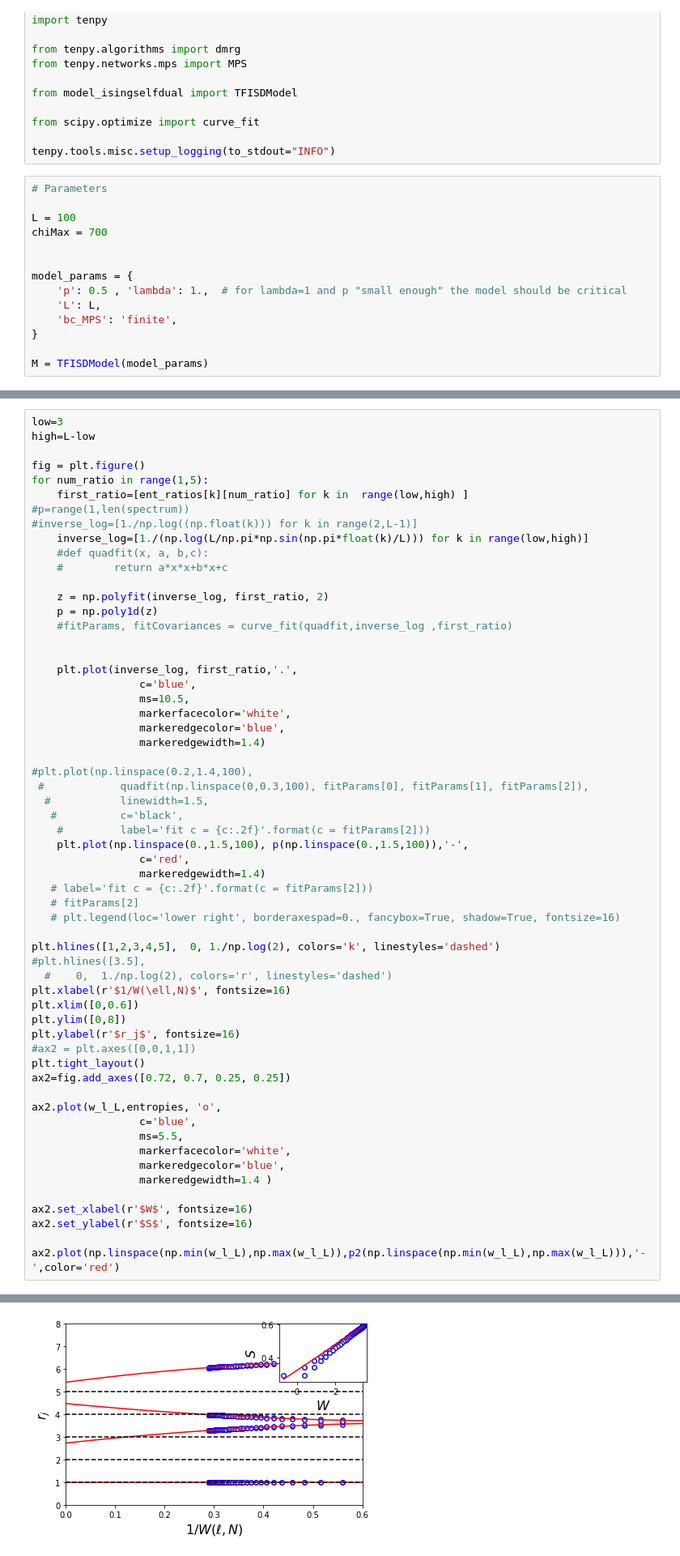
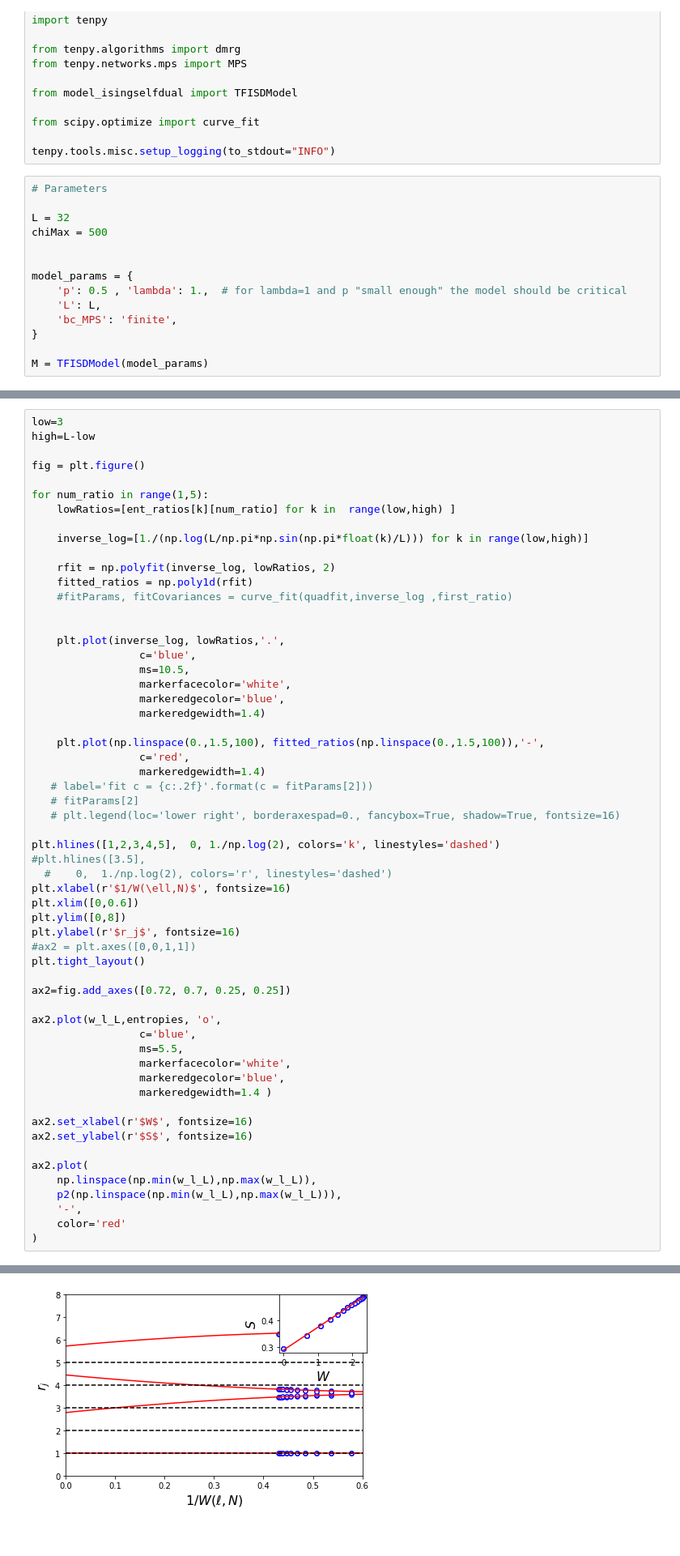
Before and after one commit to starsfordummies/dummyrg, a Jupyter notebook: code/self_dual/ising/isingSD_groundstate.ipynb, the cells around one changed output, grey strips where cells are left out. Shown: that part at 81% size. Cells and saved outputs as stored; diff of their text form.

```diff
--- a/code/self_dual/ising/isingSD_groundstate.ipynb
+++ b/code/self_dual/ising/isingSD_groundstate.ipynb
@@ -18,8 +18,8 @@ tenpy.tools.misc.setup_logging(to_stdout="INFO")
 # %%
 # Parameters
 
-L = 100
-chiMax = 700
+L = 32
+chiMax = 500
 
 
 model_params = {
@@ -242,60 +254,59 @@ low=3
 high=L-low
 
 fig = plt.figure()
+
 for num_ratio in range(1,5):
-    first_ratio=[ent_ratios[k][num_ratio] for k in  range(low,high) ]
-#p=range(1,len(spectrum))
-#inverse_log=[1./np.log((np.float(k))) for k in range(2,L-1)]
+    lowRatios=[ent_ratios[k][num_ratio] for k in  range(low,high) ]
+
     inverse_log=[1./(np.log(L/np.pi*np.sin(np.pi*float(k)/L))) for k in range(low,high)]
-    #def quadfit(x, a, b,c):
-    #        return a*x*x+b*x+c
 
-    z = np.polyfit(inverse_log, first_ratio, 2)
-    p = np.poly1d(z)
+    rfit = np.polyfit(inverse_log, lowRatios, 2)
+    fitted_ratios = np.poly1d(rfit)
     #fitParams, fitCovariances = curve_fit(quadfit,inverse_log ,first_ratio)
 
 
-    plt.plot(inverse_log, first_ratio,'.',
+    plt.plot(inverse_log, lowRatios,'.',
                  c='blue',
                  ms=10.5,
                  markerfacecolor='white',
                  markeredgecolor='blue',
                  markeredgewidth=1.4)
 
-#plt.plot(np.linspace(0.2,1.4,100),
- #            quadfit(np.linspace(0,0.3,100), fitParams[0], fitParams[1], fitParams[2]),
-  #           linewidth=1.5,
-   #          c='black',
-    #         label='fit c = {c:.2f}'.format(c = fitParams[2]))
-    plt.plot(np.linspace(0.,1.5,100), p(np.linspace(0.,1.5,100)),'-',
+    plt.plot(np.linspace(0.,1.5,100), fitted_ratios(np.linspace(0.,1.5,100)),'-',
                  c='red',
                  markeredgewidth=1.4)
    # label='fit c = {c:.2f}'.format(c = fitParams[2]))
    # fitParams[2]
    # plt.legend(loc='lower right', borderaxespad=0., fancybox=True, shadow=True, fontsize=16)
 
 plt.hlines([1,2,3,4,5],  0, 1./np.log(2), colors='k', linestyles='dashed')
 #plt.hlines([3.5],
   #    0,  1./np.log(2), colors='r', linestyles='dashed')
 plt.xlabel(r'$1/W(\ell,N)$', fontsize=16)
 plt.xlim([0,0.6])
 plt.ylim([0,8])
 plt.ylabel(r'$r_j$', fontsize=16)
 #ax2 = plt.axes([0,0,1,1])
 plt.tight_layout()
+
 ax2=fig.add_axes([0.72, 0.7, 0.25, 0.25])
 
 ax2.plot(w_l_L,entropies, 'o',
                  c='blue',
                  ms=5.5,
                  markerfacecolor='white',
                  markeredgecolor='blue',
                  markeredgewidth=1.4 )
 
 ax2.set_xlabel(r'$W$', fontsize=16)
 ax2.set_ylabel(r'$S$', fontsize=16)
 
-ax2.plot(np.linspace(np.min(w_l_L),np.max(w_l_L)),p2(np.linspace(np.min(w_l_L),np.max(w_l_L))),'-',color='red')
+ax2.plot(
+    np.linspace(np.min(w_l_L),np.max(w_l_L)),
+    p2(np.linspace(np.min(w_l_L),np.max(w_l_L))),
+    '-',
+    color='red'
+)
 # %% [output]
 [<matplotlib.lines.Line2D at 0x...>]
-[figure, old version]
+[figure, new version]
```
Also changed, not shown: parts of 10 cells of this notebook.
